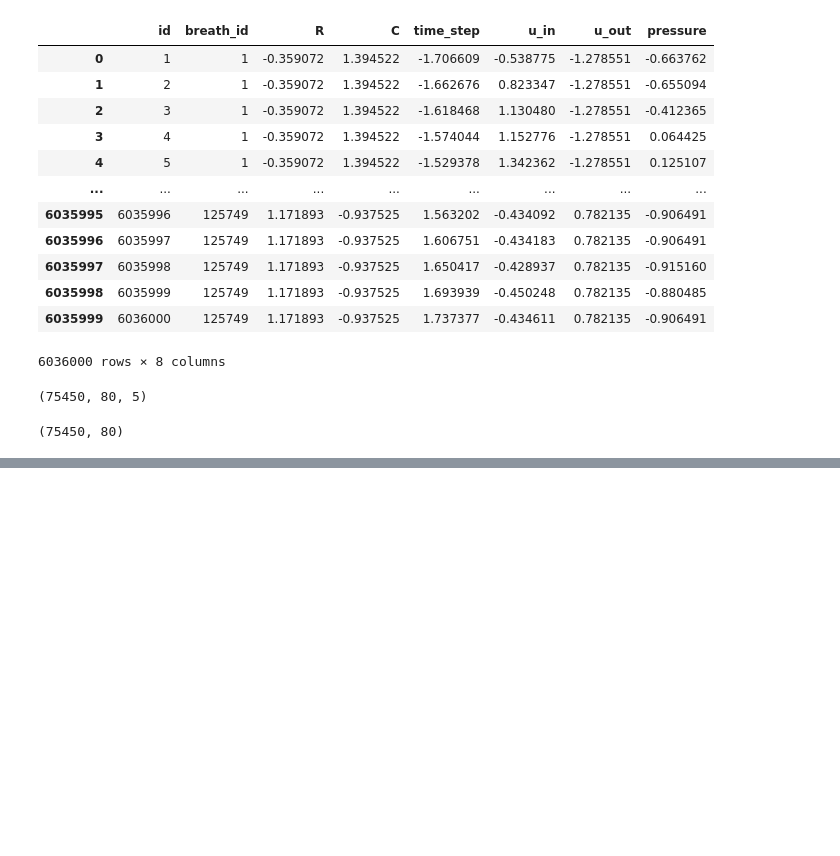
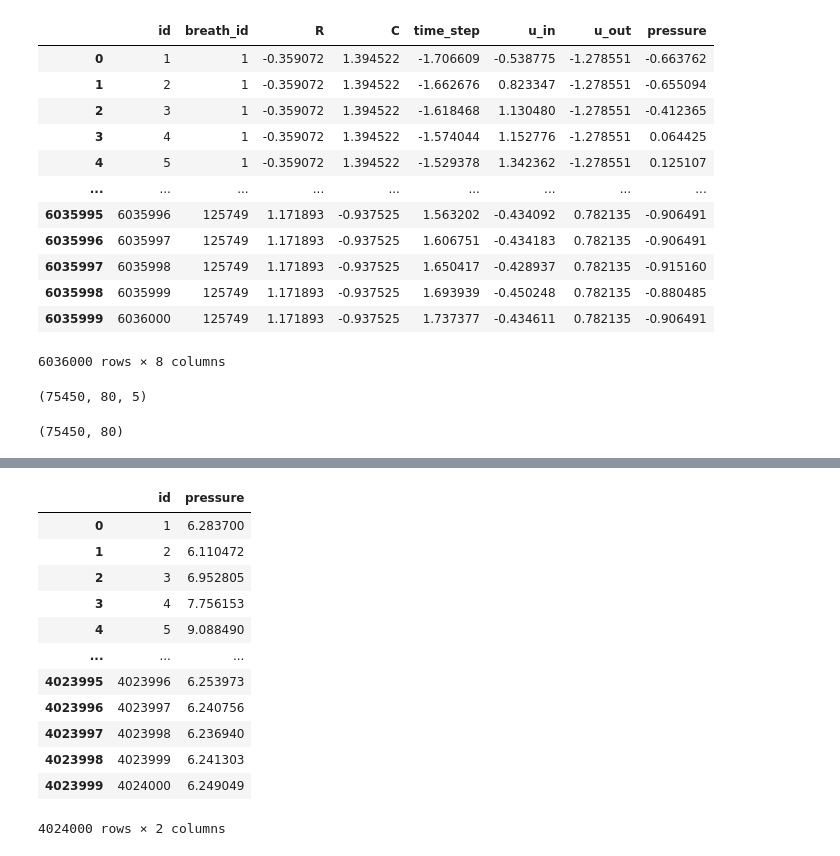
Before and after one commit to trevorWieland/kaggle-ventilator-model, a Jupyter notebook: examples/Data Exploration.ipynb, the cells around one changed output, grey strips where cells are left out. Drawn from its saved outputs; the diff is of its cells as text; code cells hidden in the pictures; blank space fills up the shorter version.

```diff
--- a/examples/Data Exploration.ipynb
+++ b/examples/Data Exploration.ipynb
@@ -117,7 +118,21 @@ Epoch 12/1000
-# %%
-testing_data = (testing_data[feature_cols] - means[:-1]) / stdevs[:-1]
-X_test = format_input_matrix(testing_data, feature_cols)
-Y_pred = lstm.predict(X_test)
-Y_test = unscale_data(Y_pred, means, stdevs)
-df = export_predictions(Y_test, testing_data["ids"], "sample_predictions.csv")
-df
+# %%
+testing_data[feature_cols] = (testing_data[feature_cols] - means[:-1]) / stdevs[:-1]
+X_test = format_input_matrix(testing_data, feature_cols)
+Y_pred = lstm.predict(X_test)
+Y_test = unscale_data(Y_pred, means, stdevs)
+df = export_predictions(Y_test, testing_data["id"], "sample_predictions.csv")
+df
+# %% [output]
+|  | id | pressure |
+| 0 | 1 | 6.283700 |
+| 1 | 2 | 6.110472 |
+| 2 | 3 | 6.952805 |
+| 3 | 4 | 7.756153 |
+| 4 | 5 | 9.088490 |
+| ... | ... | ... |
+| 4023995 | 4023996 | 6.253973 |
+| 4023996 | 4023997 | 6.240756 |
+| 4023997 | 4023998 | 6.236940 |
+| 4023998 | 4023999 | 6.241303 |
+| 4023999 | 4024000 | 6.249049 |
+4024000 rows × 2 columns
```
Also changed, not shown: parts of 3 cells of this notebook, 2 other files.
